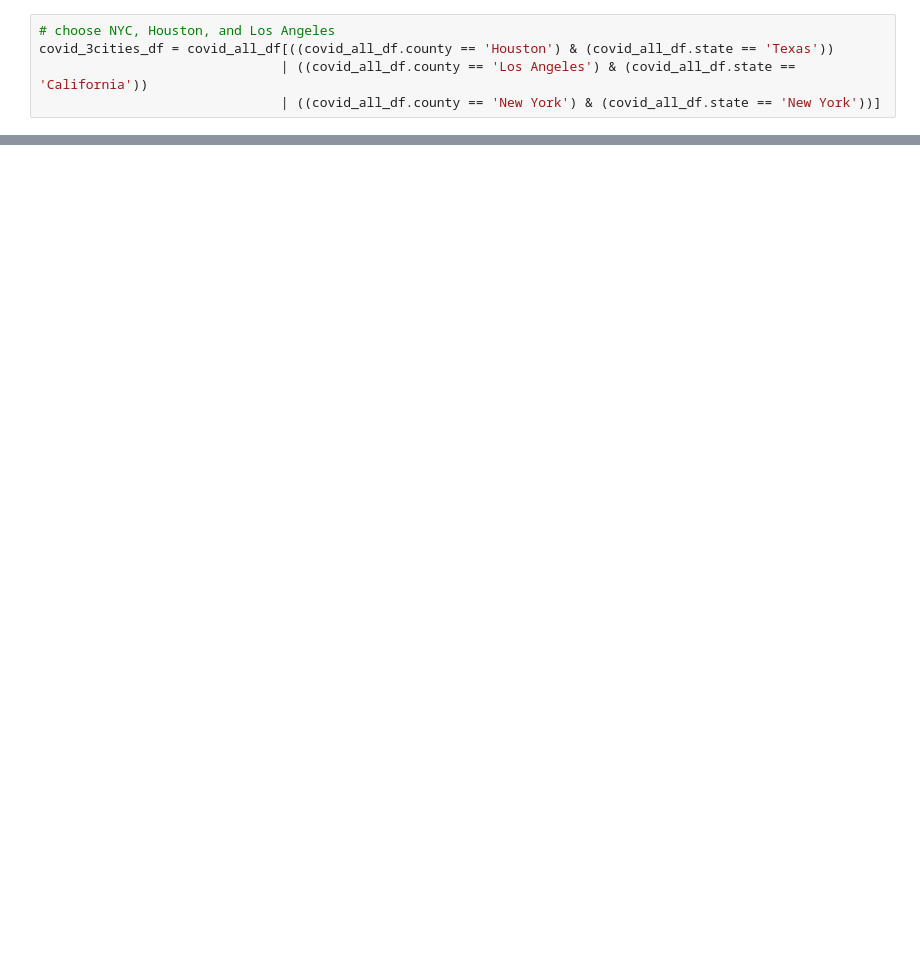
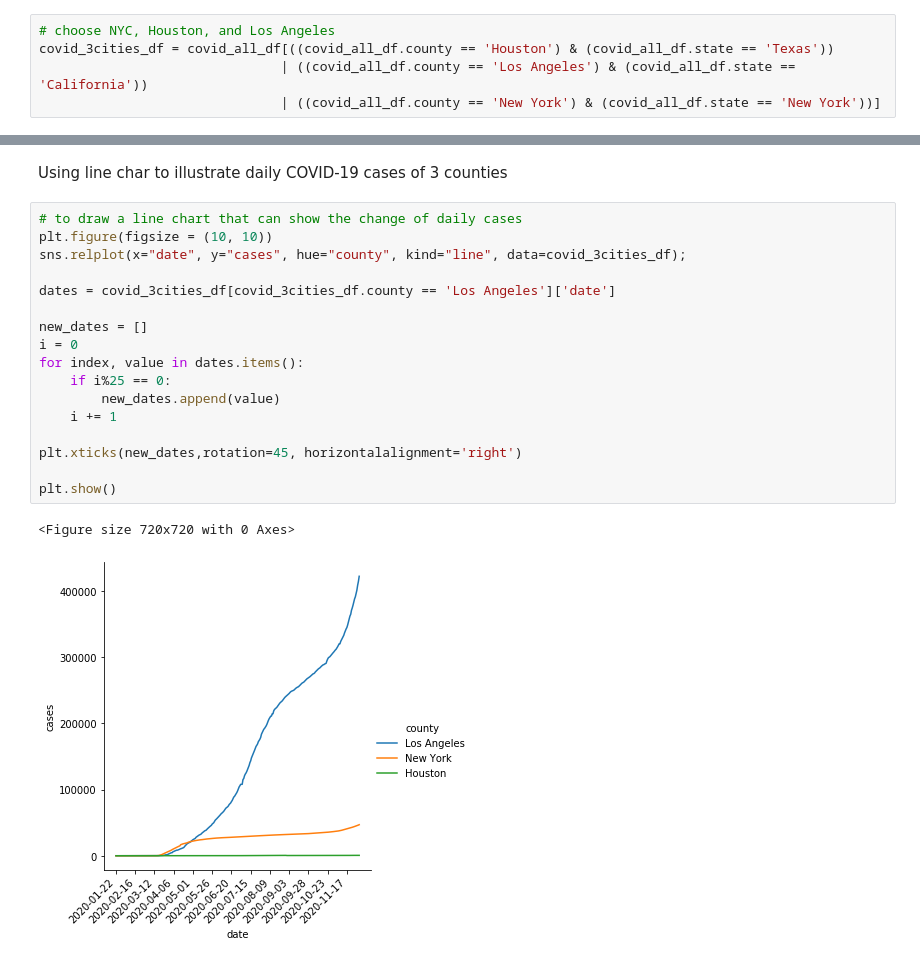
Before and after one commit to Yuehao-Wang/AIM-5001, a Jupyter notebook: Y_Wang_Final_Project.ipynb, the cells around one changed output, grey strips where cells are left out. Drawn from its saved outputs; the diff is of its cells as text; blank space fills up the shorter version.

```diff
--- a/Y_Wang_Final_Project.ipynb
+++ b/Y_Wang_Final_Project.ipynb
@@ -263,0 +163,22 @@ g = sns.pairplot(house_df, hue="prop_type", palette="Set2", diag_kind="kde", hei
+# %% [markdown]
+Using line char to illustrate daily COVID-19 cases of 3 counties
+# %%
+# to draw a line chart that can show the change of daily cases
+plt.figure(figsize = (10, 10))
+sns.relplot(x="date", y="cases", hue="county", kind="line", data=covid_3cities_df);
+
+dates = covid_3cities_df[covid_3cities_df.county == 'Los Angeles']['date']
+
+new_dates = []
+i = 0
+for index, value in dates.items():
+    if i%25 == 0:
+        new_dates.append(value)
+    i += 1
+
+plt.xticks(new_dates,rotation=45, horizontalalignment='right')
+
+plt.show()
+# %% [output]
+<Figure size 720x720 with 0 Axes>
+[figure, added]
```
Also changed, not shown: parts of 87 cells of this notebook.
